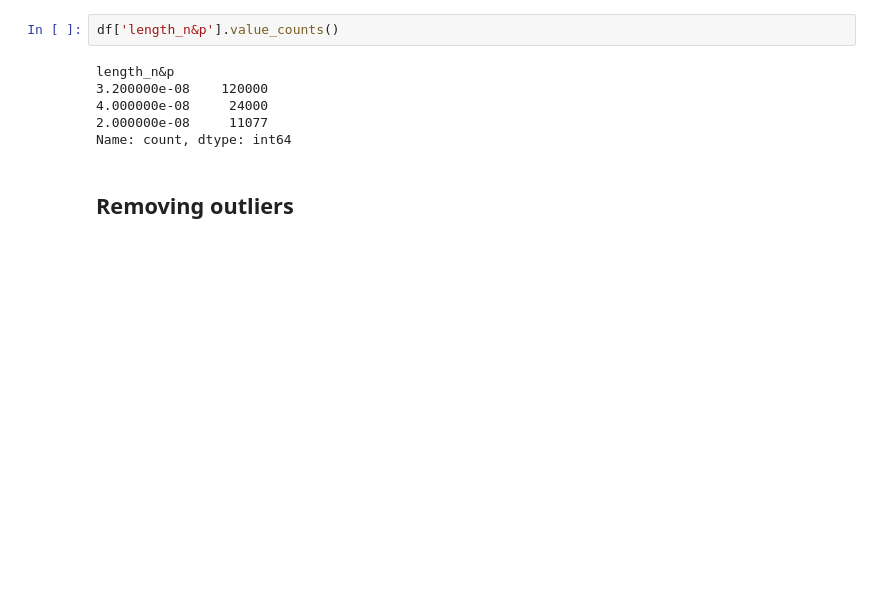
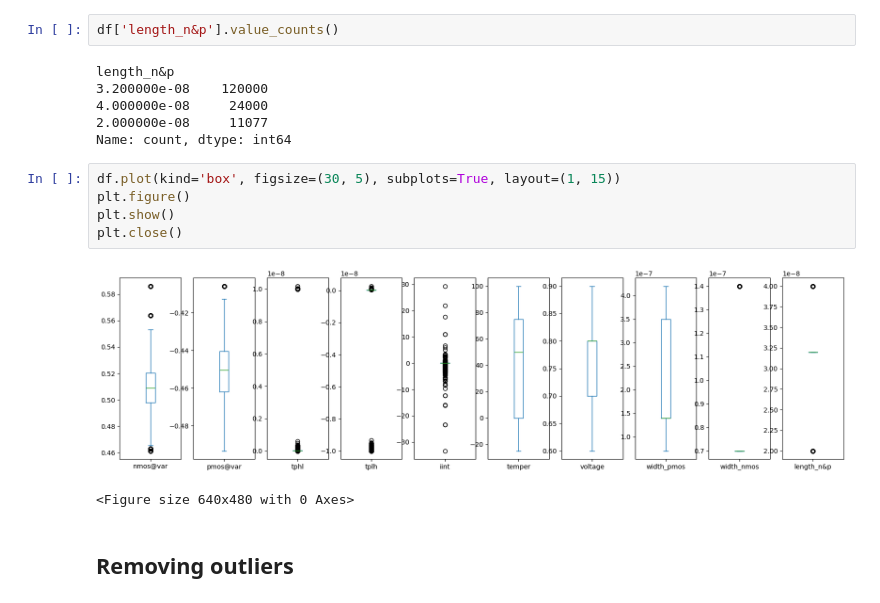
Before and after one commit to moraeseduarda/jupyter_ic, a Jupyter notebook: notebooks/CMOS/32nm/NOT/01_data_exploration.ipynb, the cells around one changed output. Cells and saved outputs as stored; diff of their text form; blank space fills up the shorter version.

```diff
--- a/notebooks/CMOS/32nm/NOT/01_data_exploration.ipynb
+++ b/notebooks/CMOS/32nm/NOT/01_data_exploration.ipynb
@@ -307,6 +316,14 @@ length_n&p
 4.000000e-08     24000
 2.000000e-08     11077
 Name: count, dtype: int64
+# %%
+df.plot(kind='box', figsize=(30, 5), subplots=True, layout=(1, 15))
+plt.figure()
+plt.show()
+plt.close()
+# %% [output]
+[figure, added]
+<Figure size 640x480 with 0 Axes>
 # %% [markdown]
 ## Removing outliers
 # %%
```
Also changed, not shown: parts of 17 cells of this notebook, 14 other files.
